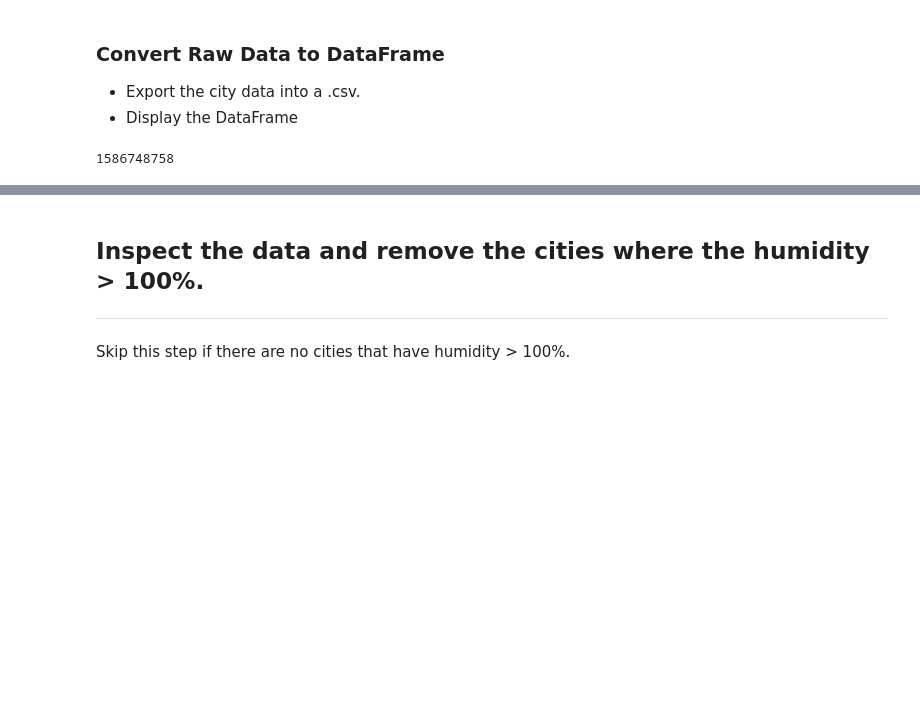
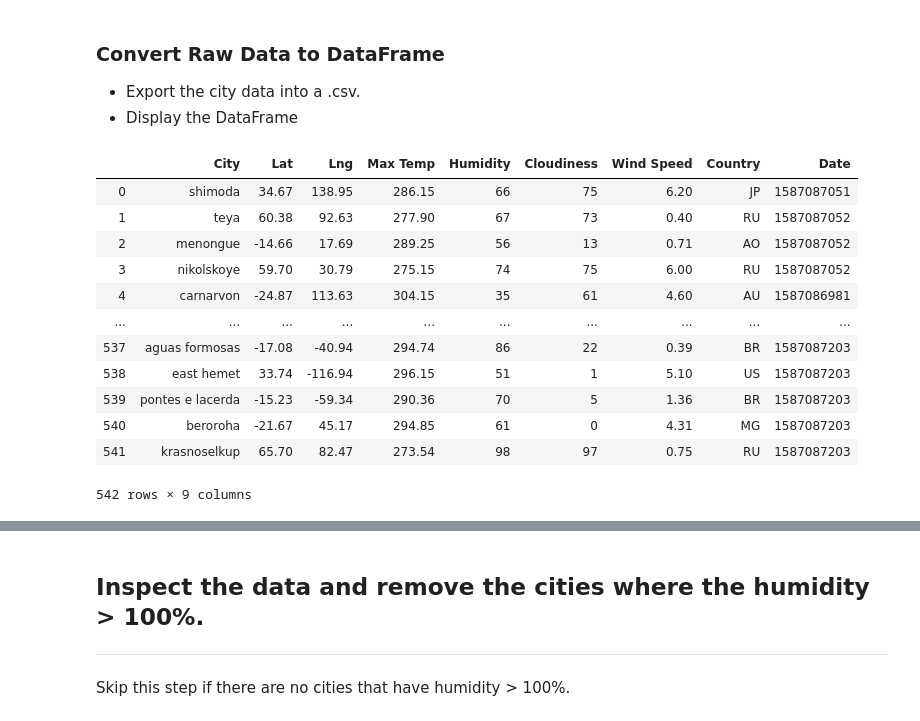
Before and after one commit to joshuadanielp/06_Python_APIs_HW, a Jupyter notebook: WeatherPy.ipynb, the cells around one changed output, grey strips where cells are left out. Drawn from its saved outputs; the diff is of its cells as text; code cells hidden in the pictures; blank space fills up the shorter version.

```diff
--- a/WeatherPy.ipynb
+++ b/WeatherPy.ipynb
@@ -144,29 +144,32 @@ Data Retrieval Complete
 * Export the city data into a .csv.
 * Display the DataFrame
 # %%
-# create variables for Max Temp, Humidity, Cloudiness, Wind Speed, Country, Date
-max_temp = weather_json["main"]["temp_max"]
-humidity = weather_json["main"]["humidity"]
-cloudiness = weather_json["clouds"]["all"] * 100
-wind_speed = weather_json["wind"]["speed"]
-country = weather_json["sys"]["country"]
-date = weather_json["dt"]
-print(date)
+# create a data frame from City, Lat, Lng, Max Temp, Humidity, Cloudiness, Wind Speed, Country, Date
+weather_dict = {
+    "City": new_cities,
+    "Lat": latitude,
+    "Lng": longitude,
+    "Max Temp": max_temp,
+    "Humidity": humidity,
+    "Cloudiness": cloudiness,
+    "Wind Speed": wind_speed,
+    "Country": country,
+    "Date": date
+}
 
-# # create a data frame from City, Lat, Lng, Max Temp, Humidity, Cloudiness, Wind Speed, Country, Date
-# weather_dict = {
-#     "City": city,
-#     "Lat": lat,
-#     "Lng": lng,
-#     "Max Temp": max_temp,
-#     "Humidity": humidity,
-#     "Cloudiness": cloudiness,
-#     "Wind Speed": wind_speed,
-#     "Country": country,
-#     "Date": date
-# }
-
-# weather_data = pd.DataFrame(weather_dict)
-# weather_data
+weather_data = pd.DataFrame(weather_dict)
+weather_data
 # %% [output]
+|  | City | Lat | Lng | Max Temp | Humidity | Cloudiness | Wind Speed | Country | Date |
+| 0 | shimoda | 34.67 | 138.95 | 286.15 | 66 | 75 | 6.20 | JP | 1587087051 |
+| 1 | teya | 60.38 | 92.63 | 277.90 | 67 | 73 | 0.40 | RU | 1587087052 |
+| 2 | menongue | -14.66 | 17.69 | 289.25 | 56 | 13 | 0.71 | AO | 1587087052 |
+| 3 | nikolskoye | 59.70 | 30.79 | 275.15 | 74 | 75 | 6.00 | RU | 1587087052 |
+| 4 | carnarvon | -24.87 | 113.63 | 304.15 | 35 | 61 | 4.60 | AU | 1587086981 |
+| ... | ... | ... | ... | ... | ... | ... | ... | ... | ... |
+| 537 | aguas formosas | -17.08 | -40.94 | 294.74 | 86 | 22 | 0.39 | BR | 1587087203 |
+| 538 | east hemet | 33.74 | -116.94 | 296.15 | 51 | 1 | 5.10 | US | 1587087203 |
+| 539 | pontes e lacerda | -15.23 | -59.34 | 290.36 | 70 | 5 | 1.36 | BR | 1587087203 |
+| 540 | beroroha | -21.67 | 45.17 | 294.85 | 61 | 0 | 4.31 | MG | 1587087203 |
+| 541 | krasnoselkup | 65.70 | 82.47 | 273.54 | 98 | 97 | 0.75 | RU | 1587087203 |
-1586748758
+542 rows × 9 columns
```
Also changed, not shown: parts of 5 cells of this notebook.
